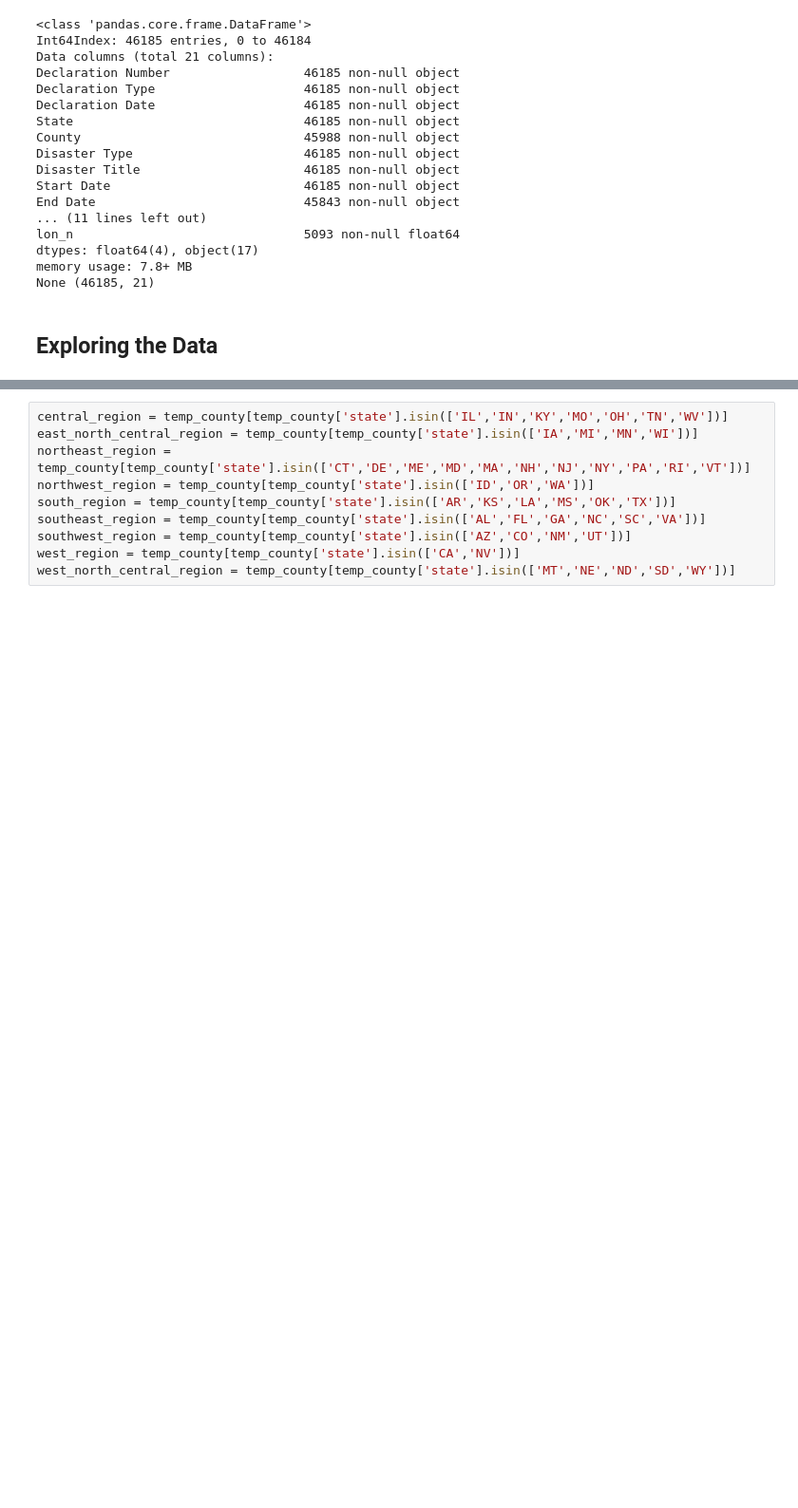
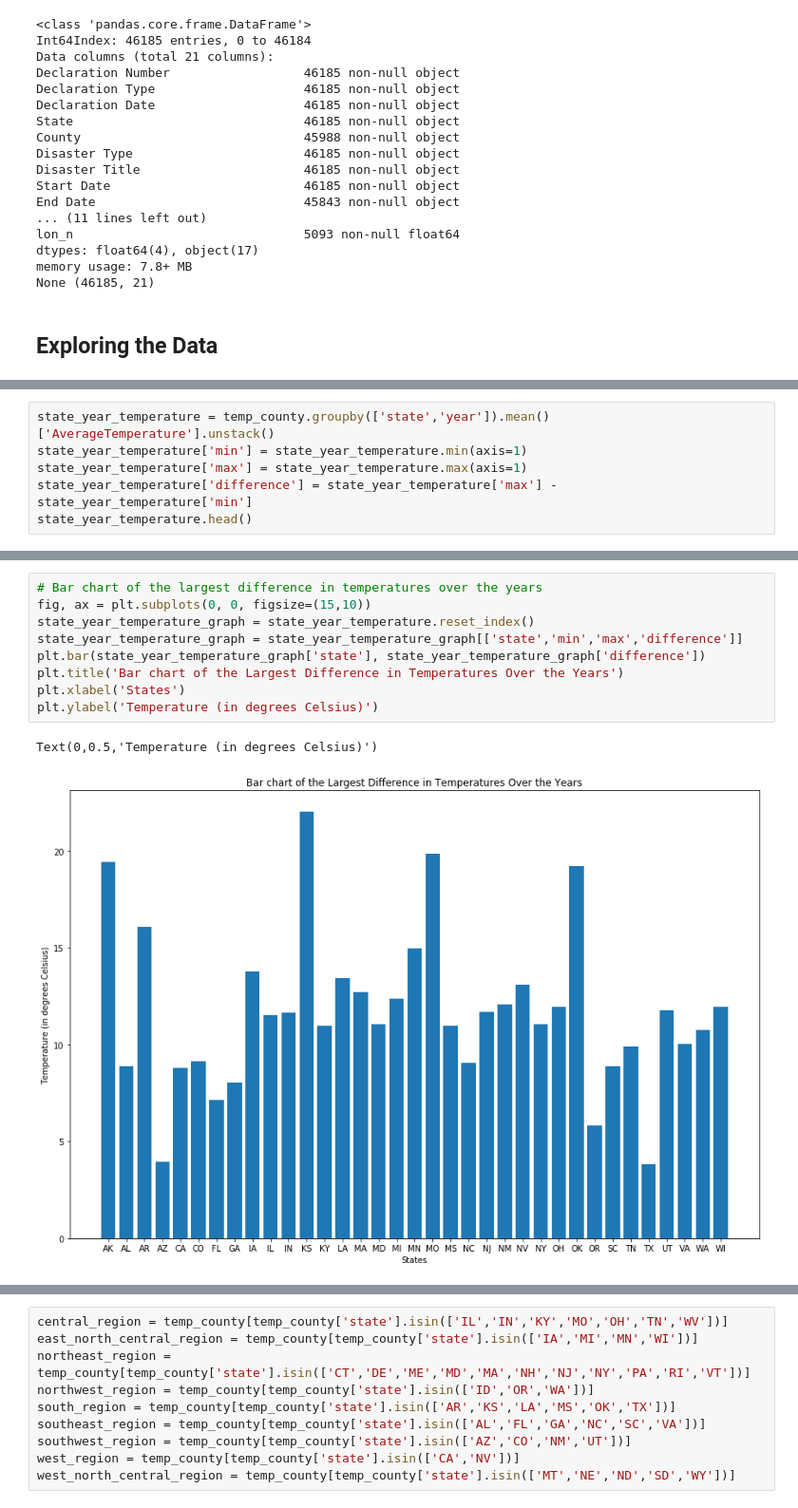
Before and after one commit to karahahn/Springboard_Capstone1, a Jupyter notebook: Data Storytelling.ipynb, the cells around one changed output, grey strips where cells are left out. Shown at 95% size. Saved outputs shown, nothing was run; the diff lists cells and outputs as text; blank space fills up the shorter version.

```diff
--- a/Data Storytelling.ipynb
+++ b/Data Storytelling.ipynb
@@ -114,0 +129,6 @@ None (46185, 21)
+# %%
+state_year_temperature = temp_county.groupby(['state','year']).mean()['AverageTemperature'].unstack()
+state_year_temperature['min'] = state_year_temperature.min(axis=1)
+state_year_temperature['max'] = state_year_temperature.max(axis=1)
+state_year_temperature['difference'] = state_year_temperature['max'] - state_year_temperature['min']
+state_year_temperature.head()
@@ -114,0 +144,12 @@ None (46185, 21)
+# %%
+# Bar chart of the largest difference in temperatures over the years
+fig, ax = plt.subplots(0, 0, figsize=(15,10))
+state_year_temperature_graph = state_year_temperature.reset_index()
+state_year_temperature_graph = state_year_temperature_graph[['state','min','max','difference']]
+plt.bar(state_year_temperature_graph['state'], state_year_temperature_graph['difference'])
+plt.title('Bar chart of the Largest Difference in Temperatures Over the Years')
+plt.xlabel('States')
+plt.ylabel('Temperature (in degrees Celsius)')
+# %% [output]
+Text(0,0.5,'Temperature (in degrees Celsius)')
+[figure, added]
```
Also changed, not shown: parts of 14 cells of this notebook.
